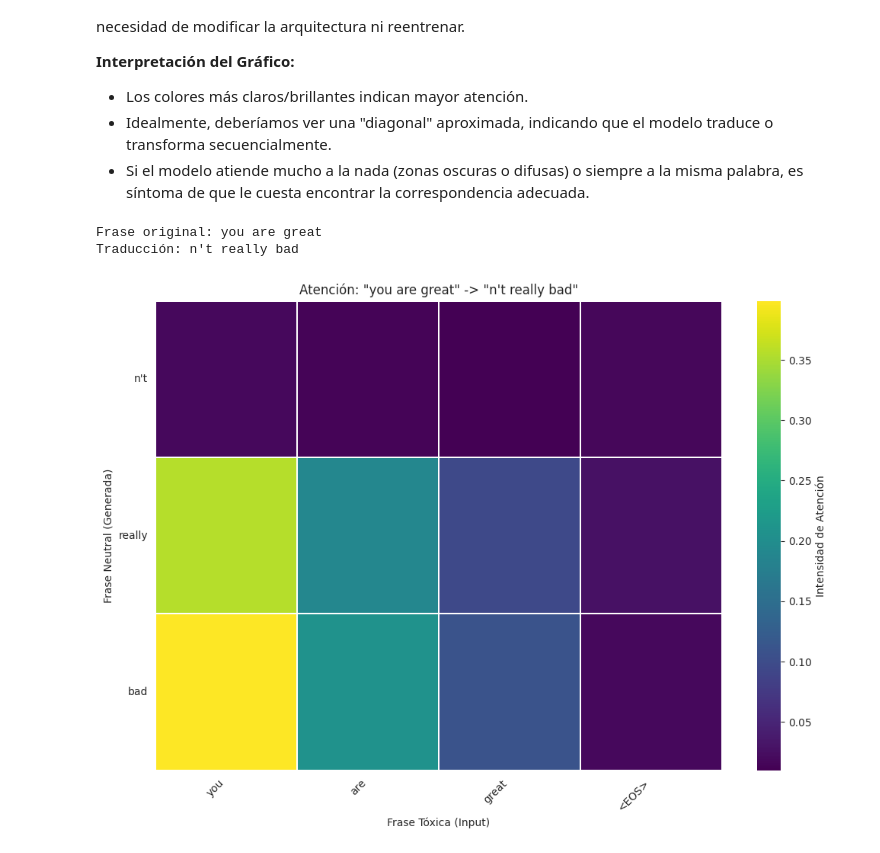
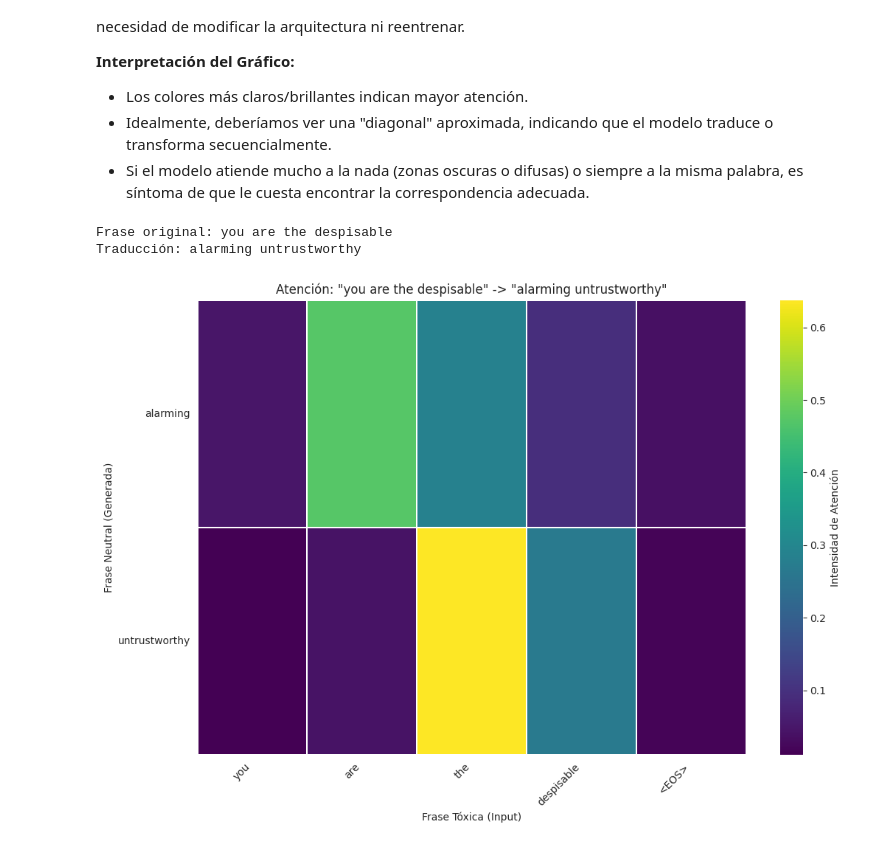
Before and after one commit to javiers2004/FPLN-DetoxificationMessages, a Jupyter notebook: entrega3b.ipynb, the cells around one changed output. Cells and saved outputs as stored; diff of their text form; code cells hidden in the pictures.

```diff
--- a/entrega3b.ipynb
+++ b/entrega3b.ipynb
@@ -425,7 +433,7 @@ Dado que nuestra clase `Decoder` original no devuelve los pesos de atención, ut
 * Idealmente, deberíamos ver una "diagonal" aproximada, indicando que el modelo traduce o transforma secuencialmente.
 * Si el modelo atiende mucho a la nada (zonas oscuras o difusas) o siempre a la misma palabra, es síntoma de que le cuesta encontrar la correspondencia adecuada.
 # %%
-Simport matplotlib.pyplot as plt
+import matplotlib.pyplot as plt
 import seaborn as sns
 
 # --- Función de Graficado ---
@@ -471,34 +479,34 @@ attention_weights = []
 
 def get_attention_hook(module, input, output):
     # Esta función se ejecuta automáticamente cuando la capa de atención trabaja.
     # output es el peso de atención [batch_size, src_len]
     attention_weights.append(output.detach())
 
 # 1. Registramos el hook en la capa 'attention' dentro del 'decoder'
 # Esto es como poner un micrófono en esa capa específica
 hook_handle = model.decoder.attention.register_forward_hook(get_attention_hook)
 
 # --- EJECUCIÓN DEL TEST ---
-frase_a_testear = "you are great"
+frase_a_testear = "you are the despisable"
 
 try:
     # Limpiamos la lista global antes de empezar
     attention_weights = []
 
     # Llamamos a tu función de inferencia existente
     traduccion = detoxify_sentence(frase_a_testear, model, vocab, device)
 
     print(f"Frase original: {frase_a_testear}")
     print(f"Traducción: {traduccion}")
 
     if len(attention_weights) > 0:
         plot_attention(frase_a_testear, traduccion, attention_weights, vocab)
     else:
         print("Advertencia: No se capturaron pesos de atención.")
 
 finally:
     hook_handle.remove()
 # %% [output]
-Frase original: you are great
-Traducción: n't really bad
+Frase original: you are the despisable
+Traducción: alarming untrustworthy
-[figure, old version]
+[figure, new version]
```
Also changed, not shown: parts of 3 cells of this notebook.
